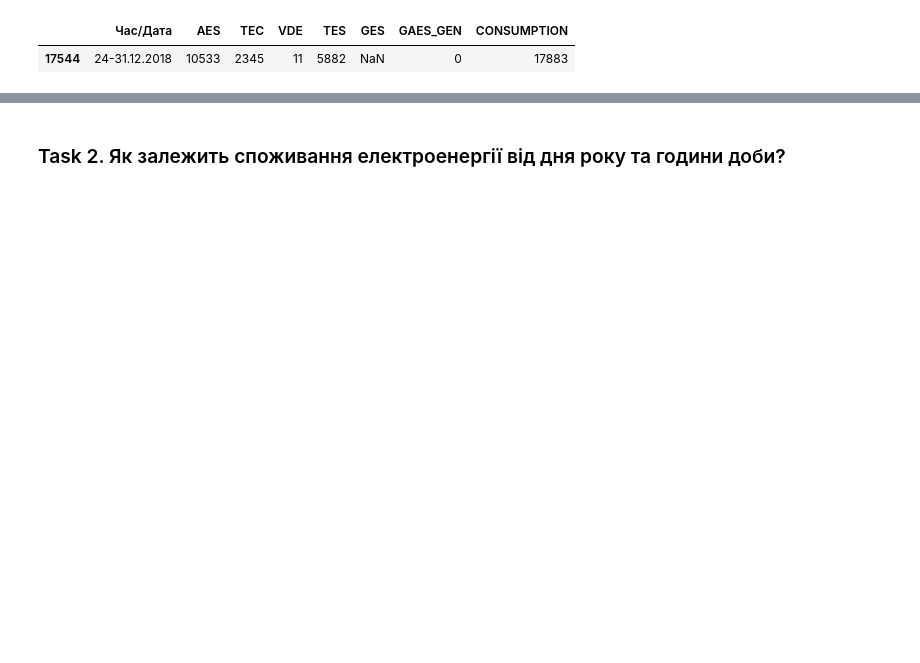
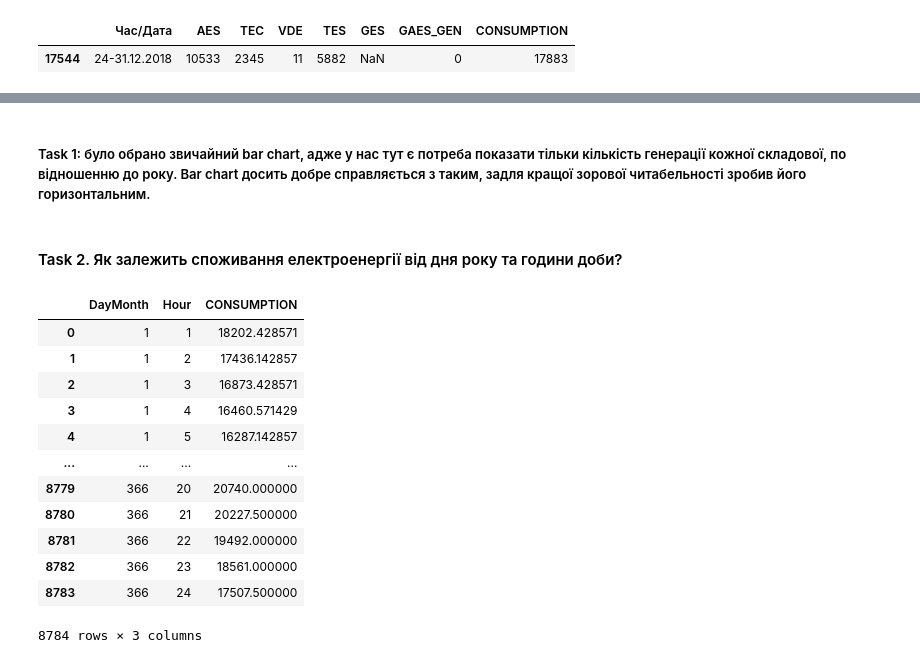
Before and after one commit to markilebyak/UCU_Visualization, a Jupyter notebook: HW2/HW2.ipynb, the cells around one changed output, grey strips where cells are left out. Drawn from its saved outputs; the diff is of its cells as text; code cells hidden in the pictures; blank space fills up the shorter version.

```diff
--- a/HW2/HW2.ipynb
+++ b/HW2/HW2.ipynb
@@ -144,2 +194,23 @@ memory usage: 7.0+ MB
+# %% [markdown]
+##### Task 1: було обрано звичайний bar chart, адже у нас тут є потреба показати тільки кількість генерації кожної складової, по відношенню до року. Bar chart досить добре справляється з таким, задля кращої зорової читабельності зробив його горизонтальним.
 # %% [markdown]
-### Task 2. Як залежить споживання електроенергії від дня року та години доби?
+#### Task 2. Як залежить споживання електроенергії від дня року та години доби?
+# %%
+task2_df = df[['DayMonth', 'Hour', 'CONSUMPTION']]
+task2_df = task2_df.groupby(["DayMonth", "Hour"]).mean()
+task2_df = task2_df.reset_index()
+task2_df
+# %% [output]
+|  | DayMonth | Hour | CONSUMPTION |
+| 0 | 1 | 1 | 18202.428571 |
+| 1 | 1 | 2 | 17436.142857 |
+| 2 | 1 | 3 | 16873.428571 |
+| 3 | 1 | 4 | 16460.571429 |
+| 4 | 1 | 5 | 16287.142857 |
+| ... | ... | ... | ... |
+| 8779 | 366 | 20 | 20740.000000 |
+| 8780 | 366 | 21 | 20227.500000 |
+| 8781 | 366 | 22 | 19492.000000 |
+| 8782 | 366 | 23 | 18561.000000 |
+| 8783 | 366 | 24 | 17507.500000 |
+8784 rows × 3 columns
```
Also changed, not shown: parts of 31 cells of this notebook, 6 other files.
